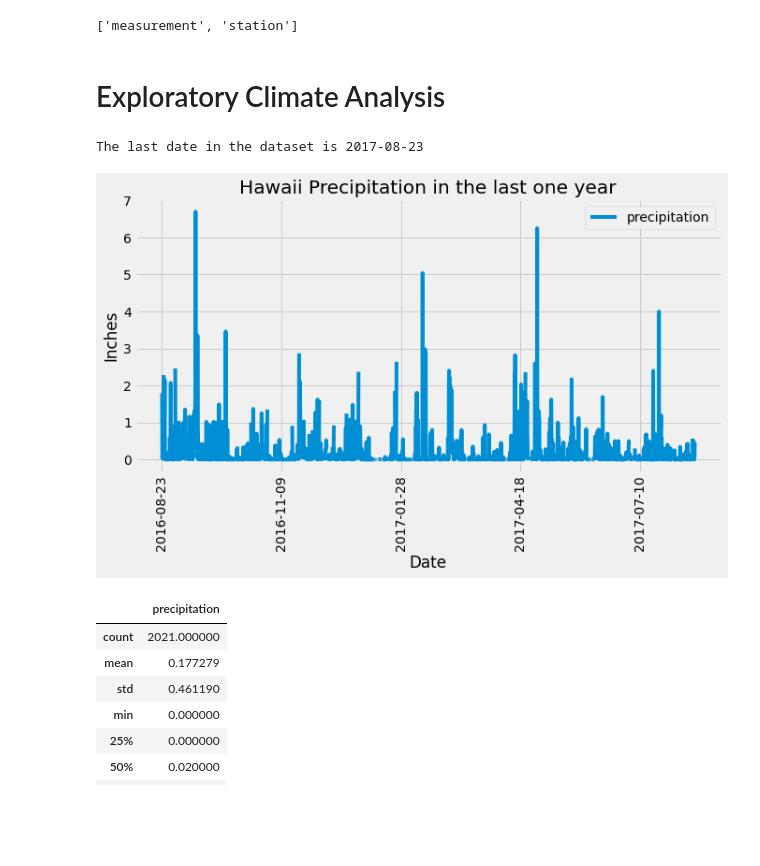
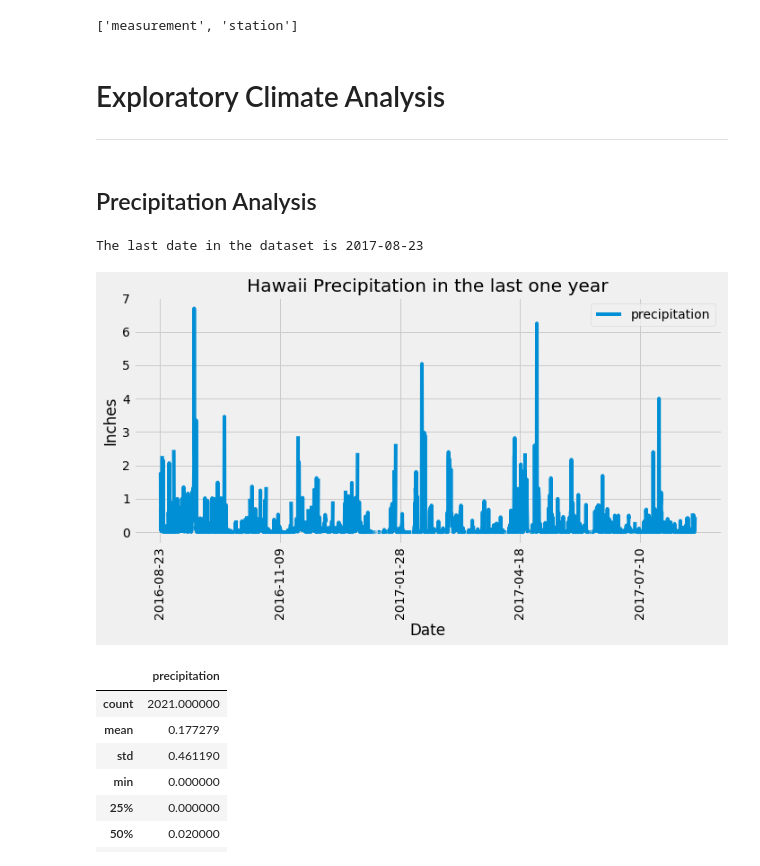
Before and after one commit to kk-deng/SQLAlchemy-Challenge, a Jupyter notebook: climate_starter.ipynb, the cells around one changed output. Drawn from its saved outputs; the diff is of its cells as text; code cells hidden in the pictures; blank space fills up the shorter version.

```diff
--- a/climate_starter.ipynb
+++ b/climate_starter.ipynb
@@ -37,36 +37,43 @@ Measurement = Base.classes.measurement
 session = Session(engine)
 # %% [markdown]
 # Exploratory Climate Analysis
+----
+# %% [markdown]
+## Precipitation Analysis
 # %%
 # Design a query to retrieve the last 12 months of precipitation data and plot the results
 
 # Calculate the date 1 year ago from the last data point in the database
 record = session.query(Measurement.date, Measurement.prcp).order_by(Measurement.date.desc()).first()
+
+# Convert the last day for the following date caculation
 max_date = dt.date.fromisoformat(record[0])
 one_year = dt.timedelta(days = 365)
 min_date = max_date - one_year
 print("The last date in the dataset is", max_date)
 
 # Perform a query to retrieve the data and precipitation scores
-result_prcp = session.query(Measurement.date, Measurement.prcp).filter(Measurement.date >= min_date).all()
+result_prcp = session.query(Measurement.date, Measurement.prcp)\
+                .filter(Measurement.date >= min_date).all()
 
 # Save the query results as a Pandas DataFrame and set the index to the date column
 df_prcp = pd.DataFrame(result_prcp, columns=["date", "precipitation"])
 df_prcp.set_index("date", inplace = True)
 
 # Sort the dataframe by date
 df_prcp.sort_values("date", inplace = True)
 
 # Use Pandas Plotting with Matplotlib to plot the data
 # Plotting with 'date' as the X and 'precipitation' as the Y
-df_prcp.plot(rot = 90, figsize = (10, 5), grid = True)
+df_prcp.plot(rot = 90, figsize = (10, 6), grid = True)
 plt.title("Hawaii Precipitation in the last one year")
 plt.xlabel("Date")
 plt.ylabel("Inches")
+plt.tight_layout()
 plt.show()
 # %% [output]
 The last date in the dataset is 2017-08-23
-[figure, old version]
+[figure, new version]
 # %%
 # Use Pandas to calcualte the summary statistics for the precipitation data
 df_prcp.describe()
```
Also changed, not shown: parts of 16 cells of this notebook, 4 other files.
